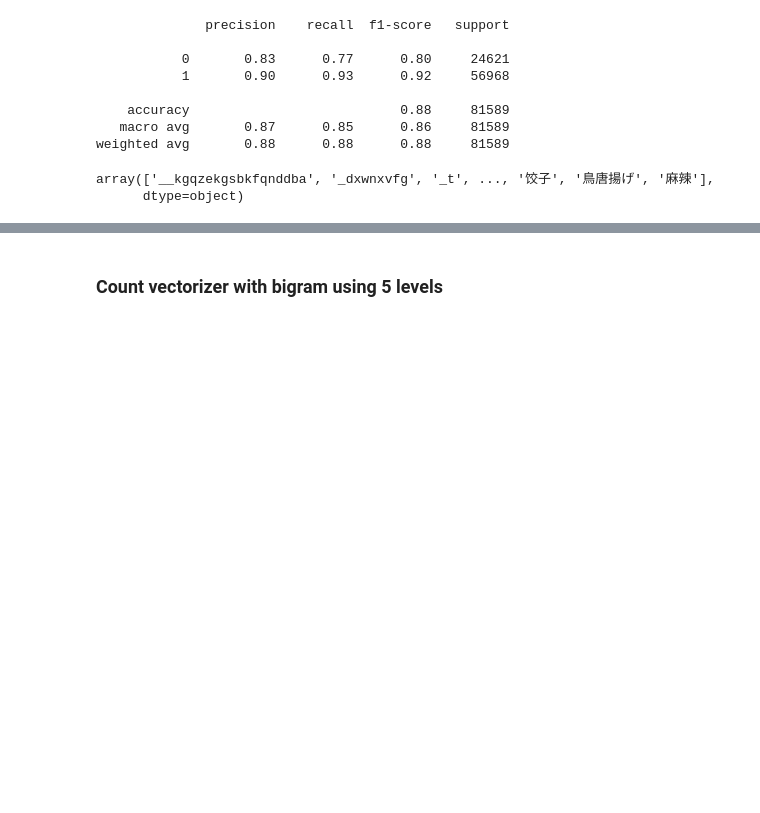
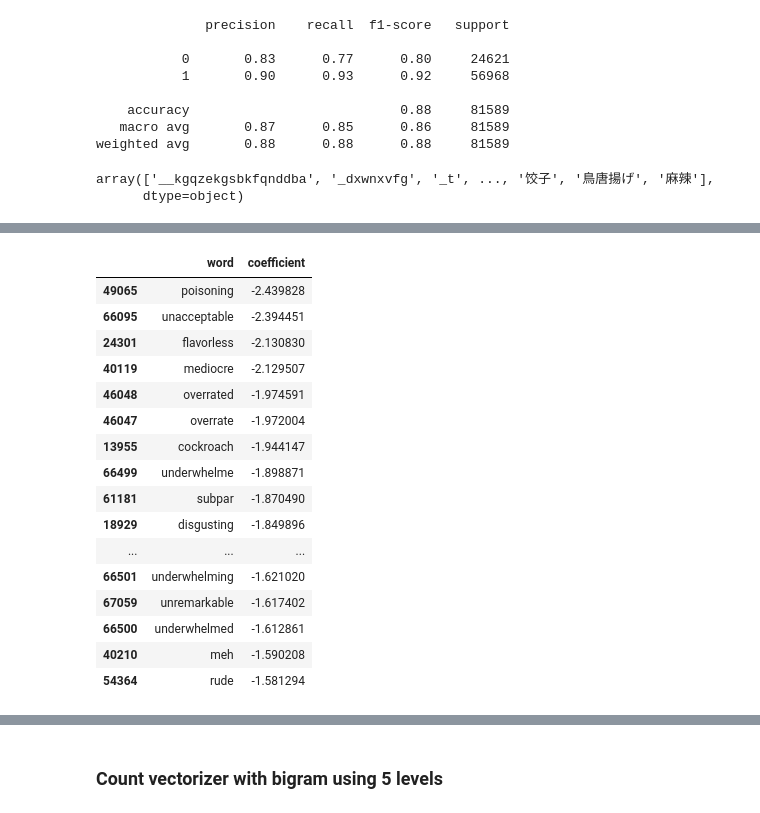
Before and after one commit to essetetsahai/capstone-yelp, a Jupyter notebook: notebooks/05_TF-IDF.ipynb, the cells around one changed output, grey strips where cells are left out. Saved outputs shown, nothing was run; the diff lists cells and outputs as text; code cells hidden in the pictures; blank space fills up the shorter version.

Commit message:
count vectorizer with logistic regression

```diff
--- a/notebooks/05_TF-IDF.ipynb
+++ b/notebooks/05_TF-IDF.ipynb
@@ -30,0 +35,4 @@ from gensim import corpora
+# %%
+#ratings to binary 0/1
+#negative if <=3, positive if >3
+df['binary_st'] = np.where(df['review_stars'] <= 3, 0, 1)
@@ -337,0 +334,10 @@ array(['__kgqzekgsbkfqnddba', '_dxwnxvfg', '_t', ..., '饺子', '鳥唐揚げ',
+# %%
+%%time
+from sklearn.linear_model import LogisticRegression
+clf = LogisticRegression(max_iter=1000,solver='saga')
+
+clf.fit(X_train_vec,y_train)
+
+y_test_pred=clf.predict(X_test_vec)
+
+print(classification_report(y_test, y_test_pred))
@@ -337,0 +358,10 @@ array(['__kgqzekgsbkfqnddba', '_dxwnxvfg', '_t', ..., '饺子', '鳥唐揚げ',
+# %%
+%%time
+from sklearn.linear_model import LogisticRegression
+clf = LogisticRegression(max_iter=4000,solver='saga')
+
+clf.fit(X_train_vec,y_train)
+
+y_test_pred=clf.predict(X_test_vec)
+
+print(classification_report(y_test, y_test_pred))
@@ -338,2 +382,10 @@ array(['__kgqzekgsbkfqnddba', '_dxwnxvfg', '_t', ..., '饺子', '鳥唐揚げ',
 # %%
-#BINARY IMPORTANT FEATURES
+%%time
+from sklearn.linear_model import LogisticRegression
+clfb = LogisticRegression(max_iter=1000,solver='saga', C = 0.7)
+
+clfb.fit(X_train_vec,y_train)
+
+y_test_predb=clfb.predict(X_test_vec)
+
+print(classification_report(y_test, y_test_predb))
@@ -339,0 +404,25 @@ array(['__kgqzekgsbkfqnddba', '_dxwnxvfg', '_t', ..., '饺子', '鳥唐揚げ',
+# %%
+coefficients = pd.DataFrame({
+    'word': vect.get_feature_names_out(),
+    'coefficient': clfb.coef_[0]
+})
+
+coefficients.sort_values('coefficient', ascending = True).head(25)
+# %% [output]
+|  | word | coefficient |
+| 49065 | poisoning | -2.439828 |
+| 66095 | unacceptable | -2.394451 |
+| 24301 | flavorless | -2.130830 |
+| 40119 | mediocre | -2.129507 |
+| 46048 | overrated | -1.974591 |
+| 46047 | overrate | -1.972004 |
+| 13955 | cockroach | -1.944147 |
+| 66499 | underwhelme | -1.898871 |
+| 61181 | subpar | -1.870490 |
+| 18929 | disgusting | -1.849896 |
+| ... | ... | ... |
+| 66501 | underwhelming | -1.621020 |
+| 67059 | unremarkable | -1.617402 |
+| 66500 | underwhelmed | -1.612861 |
+| 40210 | meh | -1.590208 |
+| 54364 | rude | -1.581294 |
```
Also changed, not shown: parts of 46 cells of this notebook.
